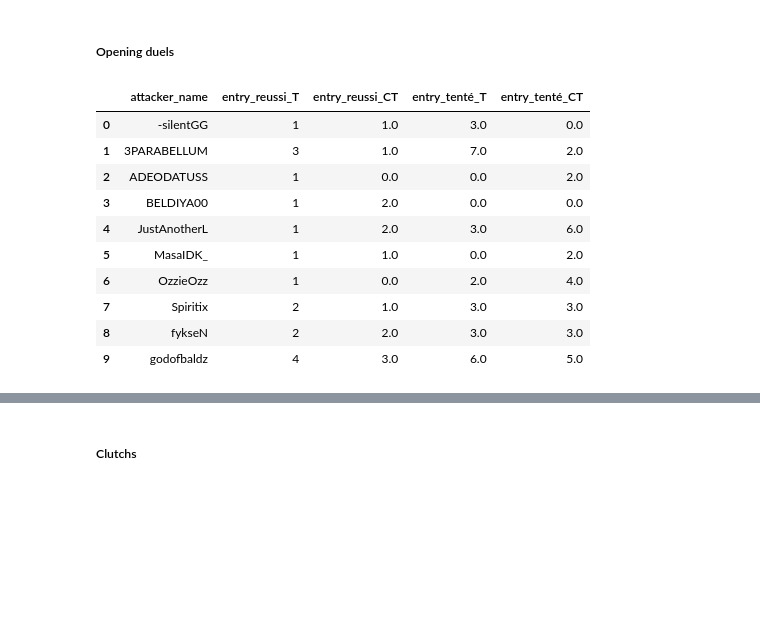
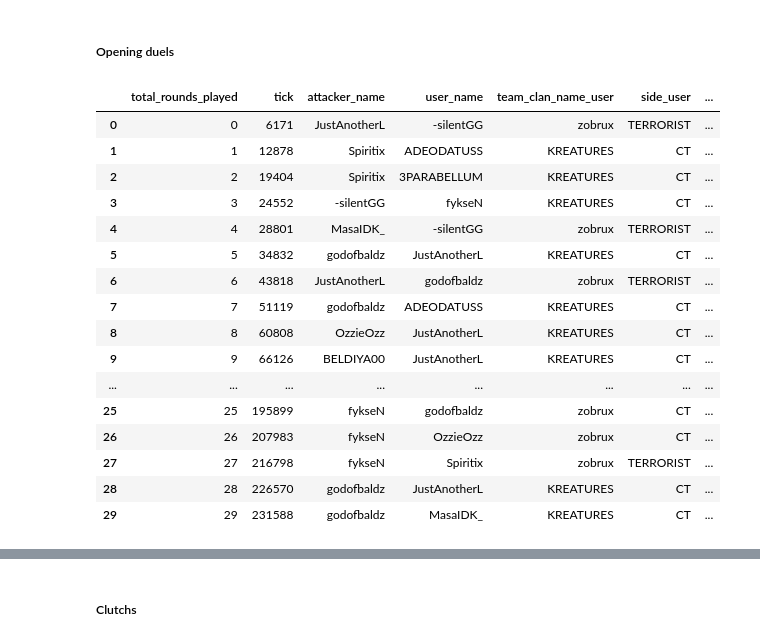
Before and after one commit to Armeldt/CS2-ESEA-season-stats-aggregator, a Jupyter notebook: projet_cs2_parse.ipynb, the cells around one changed output, grey strips where cells are left out. Cells and saved outputs as stored; diff of their text form; code cells hidden in the pictures; blank space fills up the shorter version.

```diff
--- a/projet_cs2_parse.ipynb
+++ b/projet_cs2_parse.ipynb
@@ -451,29 +546,0 @@ opening_duels = opening_duels.loc[opening_duels['is_opening_duel'] == True,['att
-# %%
-# Calculer les valeurs pour chaque joueur en une seule étape
-result = pd.DataFrame()
-
-# Entry réussis (T et CT)
-result['entry_reussi_T'] = opening_duels[opening_duels['side'] == 'T'].groupby('attacker_name').size().astype(int)
-result['entry_reussi_CT'] = opening_duels[opening_duels['side'] == 'CT'].groupby('attacker_name').size().astype(int)
-
-# Entry tentés (T et CT)
-result['entry_tenté_T'] = opening_duels[opening_duels['side'] == 'CT'].groupby('user_name').size() + result['entry_reussi_T'].fillna(0).astype(int)
-result['entry_tenté_CT'] = opening_duels[opening_duels['side'] == 'T'].groupby('user_name').size() + result['entry_reussi_CT'].fillna(0).astype(int)
-
-# Remplir les valeurs manquantes avec 0
-result = result.fillna(0)
-
-# Afficher le résultat final
-result.reset_index()
-# %% [output]
-|  | attacker_name | entry_reussi_T | entry_reussi_CT | entry_tenté_T | entry_tenté_CT |
-| 0 | -silentGG | 1 | 1.0 | 3.0 | 0.0 |
-| 1 | 3PARABELLUM | 3 | 1.0 | 7.0 | 2.0 |
-| 2 | ADEODATUSS | 1 | 0.0 | 0.0 | 2.0 |
-| 3 | BELDIYA00 | 1 | 2.0 | 0.0 | 0.0 |
-| 4 | JustAnotherL | 1 | 2.0 | 3.0 | 6.0 |
-| 5 | MasaIDK_ | 1 | 1.0 | 0.0 | 2.0 |
-| 6 | OzzieOzz | 1 | 0.0 | 2.0 | 4.0 |
-| 7 | Spiritix | 2 | 1.0 | 3.0 | 3.0 |
-| 8 | fykseN | 2 | 2.0 | 3.0 | 3.0 |
-| 9 | godofbaldz | 4 | 3.0 | 6.0 | 5.0 |
@@ -479,0 +550,20 @@ result.reset_index()
+# %%
+first_duel
+# %% [output]
+|  | total_rounds_played | tick | attacker_name | user_name | team_clan_name_user | side_user | ... |
+| 0 | 0 | 6171 | JustAnotherL | -silentGG | zobrux | TERRORIST | ... |
+| 1 | 1 | 12878 | Spiritix | ADEODATUSS | KREATURES | CT | ... |
+| 2 | 2 | 19404 | Spiritix | 3PARABELLUM | KREATURES | CT | ... |
+| 3 | 3 | 24552 | -silentGG | fykseN | KREATURES | CT | ... |
+| 4 | 4 | 28801 | MasaIDK_ | -silentGG | zobrux | TERRORIST | ... |
+| 5 | 5 | 34832 | godofbaldz | JustAnotherL | KREATURES | CT | ... |
+| 6 | 6 | 43818 | JustAnotherL | godofbaldz | zobrux | TERRORIST | ... |
+| 7 | 7 | 51119 | godofbaldz | ADEODATUSS | KREATURES | CT | ... |
+| 8 | 8 | 60808 | OzzieOzz | JustAnotherL | KREATURES | CT | ... |
+| 9 | 9 | 66126 | BELDIYA00 | JustAnotherL | KREATURES | CT | ... |
+| ... | ... | ... | ... | ... | ... | ... | ... |
+| 25 | 25 | 195899 | fykseN | godofbaldz | zobrux | CT | ... |
+| 26 | 26 | 207983 | fykseN | OzzieOzz | zobrux | CT | ... |
+| 27 | 27 | 216798 | fykseN | Spiritix | zobrux | TERRORIST | ... |
+| 28 | 28 | 226570 | godofbaldz | JustAnotherL | KREATURES | CT | ... |
+| 29 | 29 | 231588 | godofbaldz | MasaIDK_ | KREATURES | CT | ... |
```
Also changed, not shown: parts of 42 cells of this notebook, 1 other file.
